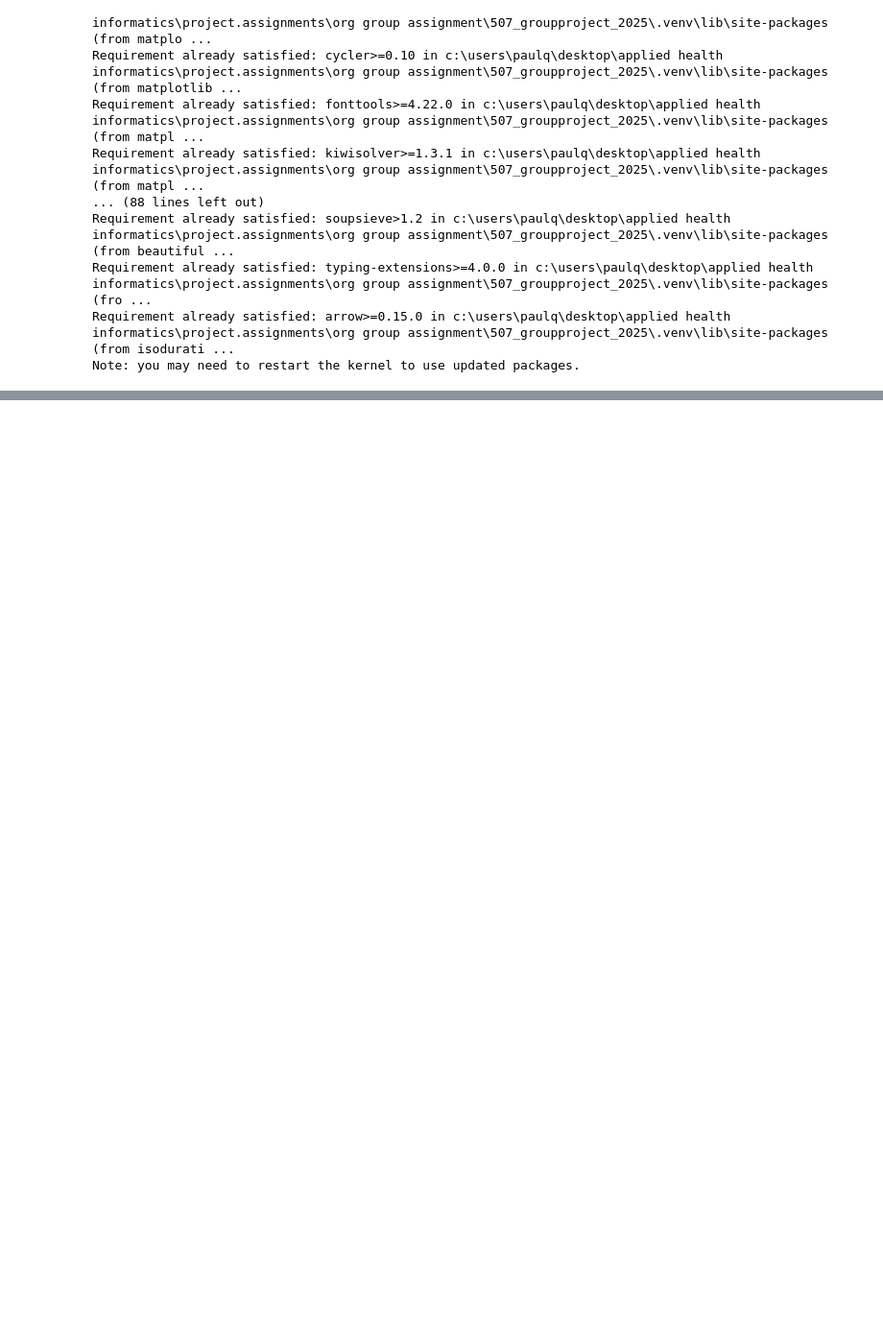
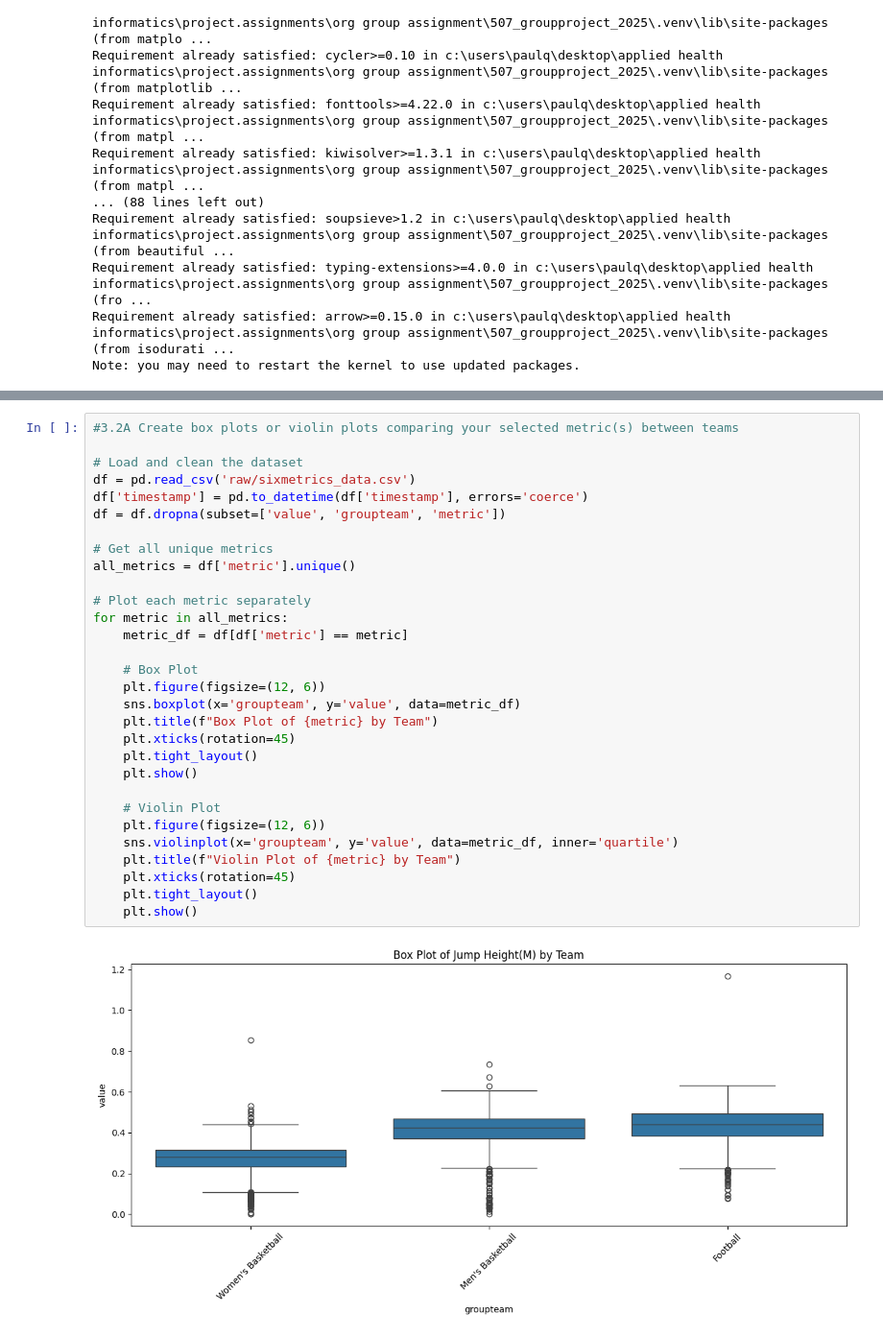
Before and after one commit to briggsprashar/sports_metric_analysis, a Jupyter notebook: part3_viz_comparison.ipynb, the cells around one changed output, grey strips where cells are left out. Shown: that part at 96% size. Cells and saved outputs as stored; diff of their text form; blank space fills up the shorter version.

```diff
--- a/part3_viz_comparison.ipynb
+++ b/part3_viz_comparison.ipynb
@@ -246,0 +28,32 @@ Best and worst performance dates for PLAYER_755:
+# %%
+#3.2A Create box plots or violin plots comparing your selected metric(s) between teams
+
+# Load and clean the dataset
+df = pd.read_csv('raw/sixmetrics_data.csv')
+df['timestamp'] = pd.to_datetime(df['timestamp'], errors='coerce')
+df = df.dropna(subset=['value', 'groupteam', 'metric'])
+
+# Get all unique metrics
+all_metrics = df['metric'].unique()
+
+# Plot each metric separately
+for metric in all_metrics:
+    metric_df = df[df['metric'] == metric]
+
+    # Box Plot
+    plt.figure(figsize=(12, 6))
+    sns.boxplot(x='groupteam', y='value', data=metric_df)
+    plt.title(f"Box Plot of {metric} by Team")
+    plt.xticks(rotation=45)
+    plt.tight_layout()
+    plt.show()
+
+    # Violin Plot
+    plt.figure(figsize=(12, 6))
+    sns.violinplot(x='groupteam', y='value', data=metric_df, inner='quartile')
+    plt.title(f"Violin Plot of {metric} by Team")
+    plt.xticks(rotation=45)
+    plt.tight_layout()
+    plt.show()
+# %% [output]
+[figure, added]
```
Also changed, not shown: parts of 20 cells of this notebook, 1 other file.
